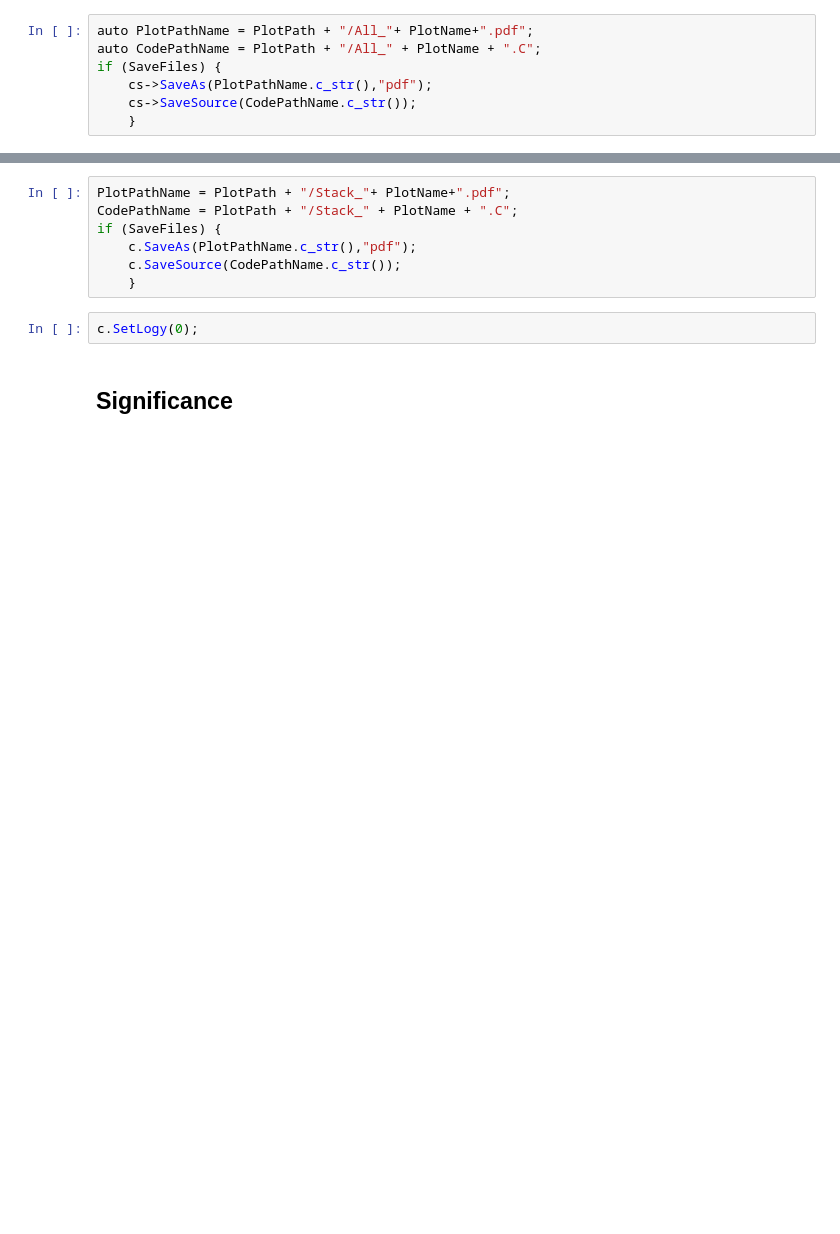
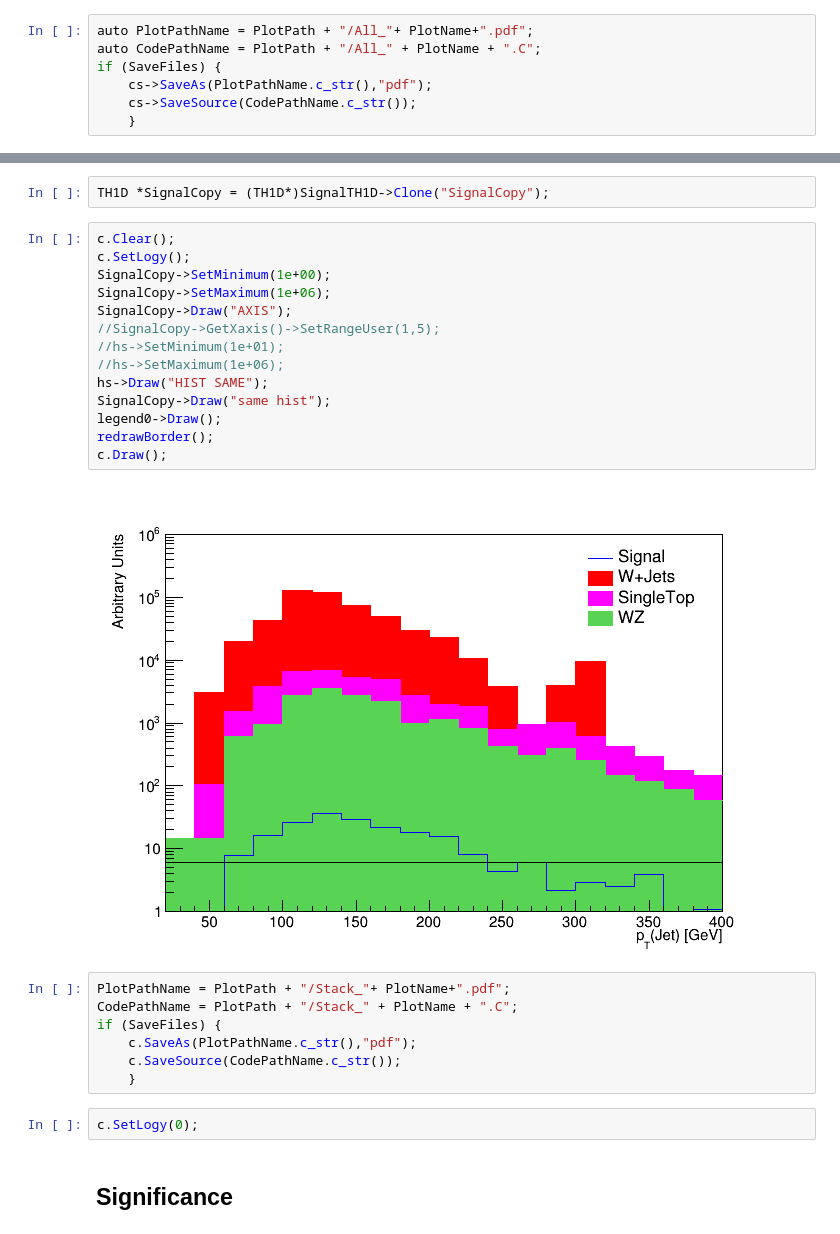
Before and after one commit to casfisica/VLF_Montecarlo_Ana, a Jupyter notebook: scripts/Significance_Analyzer_To_Tesis.ipynb, the cells around one changed output, grey strips where cells are left out. Cells and saved outputs as stored; diff of their text form; blank space fills up the shorter version.

```diff
--- a/scripts/Significance_Analyzer_To_Tesis.ipynb
+++ b/scripts/Significance_Analyzer_To_Tesis.ipynb
@@ -433,3 +457,21 @@ c.Draw();
+# %%
+TH1D *SignalCopy = (TH1D*)SignalTH1D->Clone("SignalCopy");
+# %%
+c.Clear();
+c.SetLogy();
+SignalCopy->SetMinimum(1e+00);
+SignalCopy->SetMaximum(1e+06);
+SignalCopy->Draw("AXIS");
+//SignalCopy->GetXaxis()->SetRangeUser(1,5);
+//hs->SetMinimum(1e+01);
+//hs->SetMaximum(1e+06);
+hs->Draw("HIST SAME");
+SignalCopy->Draw("same hist");
+legend0->Draw();
+redrawBorder();
+c.Draw();
+# %% [output]
+[figure, added]
 # %%
 PlotPathName = PlotPath + "/Stack_"+ PlotName+".pdf";
 CodePathName = PlotPath + "/Stack_" + PlotName + ".C";
```
Also changed, not shown: parts of 20 cells of this notebook, 2 other files.
